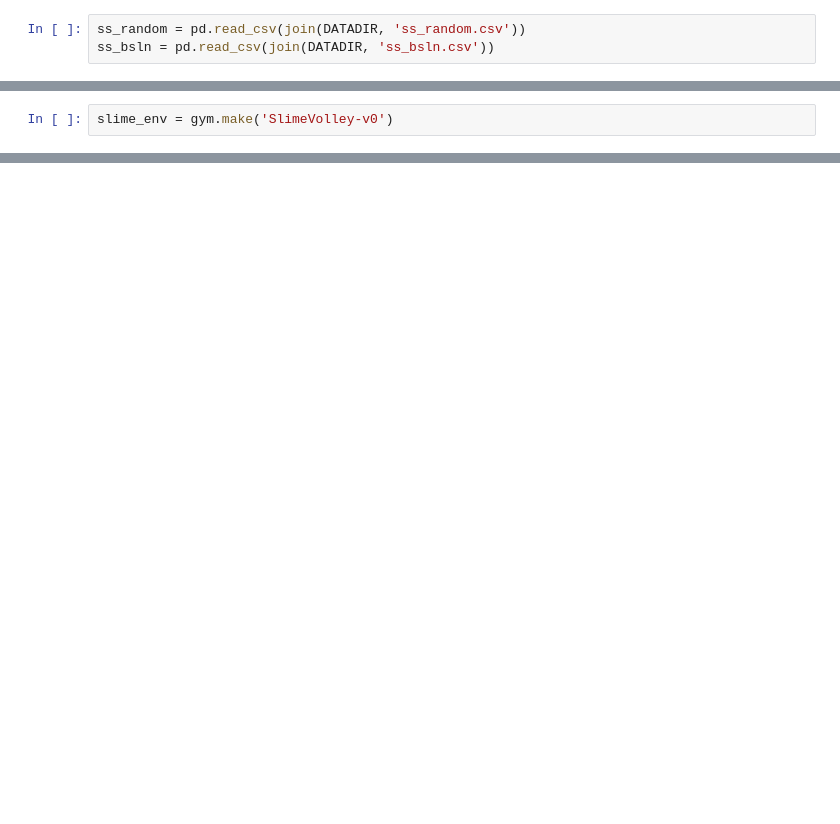
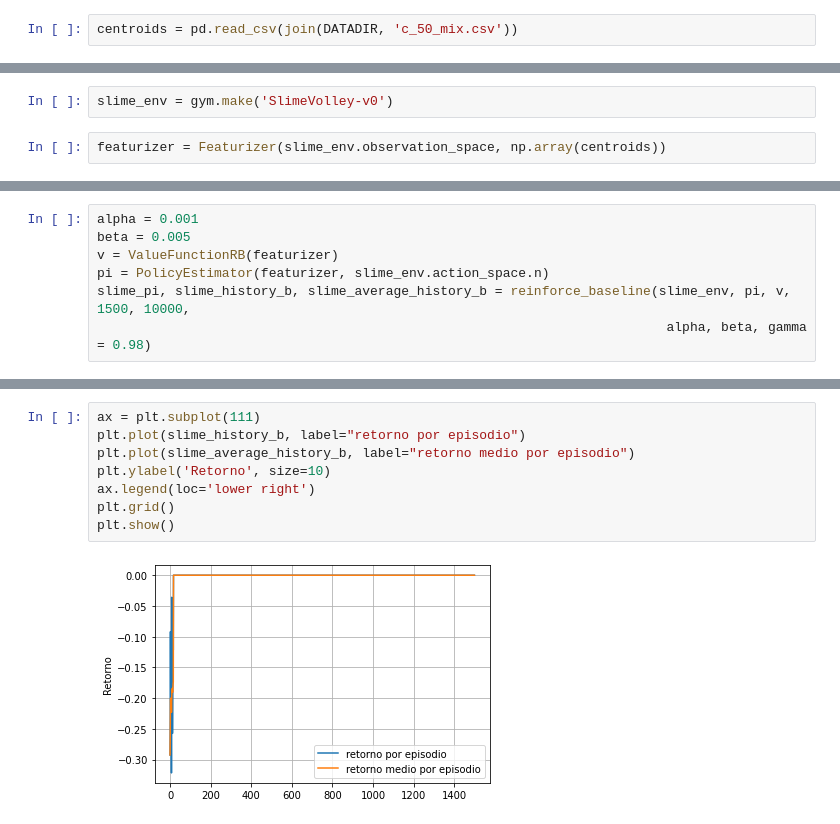
Before and after one commit to andreszpt/rl-slimevolley, a Jupyter notebook: src/vfa_methods.ipynb, the cells around one changed output, grey strips where cells are left out. Cells and saved outputs as stored; diff of their text form; blank space fills up the shorter version.

```diff
--- a/src/vfa_methods.ipynb
+++ b/src/vfa_methods.ipynb
@@ -44,3 +17,2 @@ We read the file `sampled_states.csv`. This is a database which contains 1M obse
 # %%
-ss_random = pd.read_csv(join(DATADIR, 'ss_random.csv'))
-ss_bsln = pd.read_csv(join(DATADIR, 'ss_bsln.csv'))
+centroids = pd.read_csv(join(DATADIR, 'c_50_mix.csv'))
@@ -108,3 +21,5 @@ x_50 = featurizer_50.feature_vector(ss_bsln_norm[0, :])
 # %%
 slime_env = gym.make('SlimeVolley-v0')
+# %%
+featurizer = Featurizer(slime_env.observation_space, np.array(centroids))
 # %% [markdown]
@@ -215,0 +37,7 @@ plot_history(slime_history, slime_history_average)
+# %%
+alpha = 0.001
+beta = 0.005
+v = ValueFunctionRB(featurizer)
+pi = PolicyEstimator(featurizer, slime_env.action_space.n)
+slime_pi, slime_history_b, slime_average_history_b = reinforce_baseline(slime_env, pi, v, 1500, 10000,
+                                                                         alpha, beta, gamma = 0.98)
@@ -215,0 +62,10 @@ plot_history(slime_history, slime_history_average)
+# %%
+ax = plt.subplot(111)
+plt.plot(slime_history_b, label="retorno por episodio")
+plt.plot(slime_average_history_b, label="retorno medio por episodio")
+plt.ylabel('Retorno', size=10)
+ax.legend(loc='lower right')
+plt.grid()
+plt.show()
+# %% [output]
+[figure, added]
```
Also changed, not shown: parts of 34 cells of this notebook, 12 other files.
